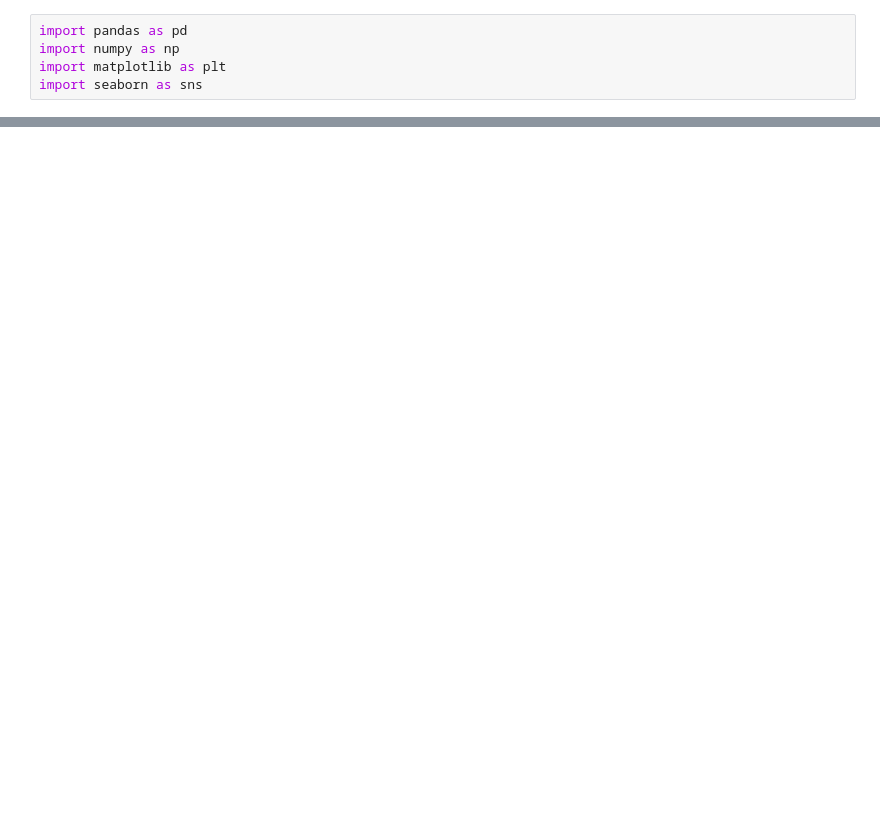
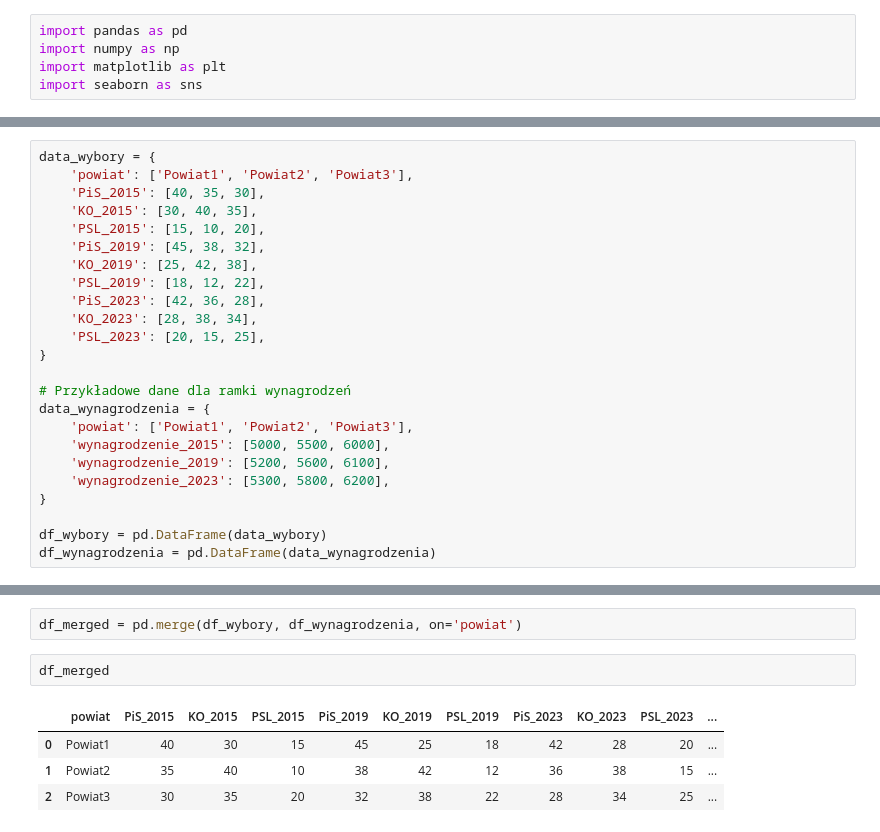
Before and after one commit to witkowskikarol/pyth_pr1, a Jupyter notebook: p1_checkdata.ipynb, the cells around one changed output, grey strips where cells are left out. Drawn from its saved outputs; the diff is of its cells as text; blank space fills up the shorter version.

```diff
--- a/p1_checkdata.ipynb
+++ b/p1_checkdata.ipynb
@@ -8,0 +6,24 @@ import seaborn as sns
+# %%
+data_wybory = {
+    'powiat': ['Powiat1', 'Powiat2', 'Powiat3'],
+    'PiS_2015': [40, 35, 30],
+    'KO_2015': [30, 40, 35],
+    'PSL_2015': [15, 10, 20],
+    'PiS_2019': [45, 38, 32],
+    'KO_2019': [25, 42, 38],
+    'PSL_2019': [18, 12, 22],
+    'PiS_2023': [42, 36, 28],
+    'KO_2023': [28, 38, 34],
+    'PSL_2023': [20, 15, 25],
+}
+
+# Przykładowe dane dla ramki wynagrodzeń
+data_wynagrodzenia = {
+    'powiat': ['Powiat1', 'Powiat2', 'Powiat3'],
+    'wynagrodzenie_2015': [5000, 5500, 6000],
+    'wynagrodzenie_2019': [5200, 5600, 6100],
+    'wynagrodzenie_2023': [5300, 5800, 6200],
+}
+
+df_wybory = pd.DataFrame(data_wybory)
+df_wynagrodzenia = pd.DataFrame(data_wynagrodzenia)
@@ -8,0 +46,9 @@ import seaborn as sns
+# %%
+df_merged = pd.merge(df_wybory, df_wynagrodzenia, on='powiat')
+# %%
+df_merged
+# %% [output]
+|  | powiat | PiS_2015 | KO_2015 | PSL_2015 | PiS_2019 | KO_2019 | PSL_2019 | PiS_2023 | KO_2023 | PSL_2023 | ... |
+| 0 | Powiat1 | 40 | 30 | 15 | 45 | 25 | 18 | 42 | 28 | 20 | ... |
+| 1 | Powiat2 | 35 | 40 | 10 | 38 | 42 | 12 | 36 | 38 | 15 | ... |
+| 2 | Powiat3 | 30 | 35 | 20 | 32 | 38 | 22 | 28 | 34 | 25 | ... |
```
Also changed, not shown: parts of 17 cells of this notebook.
